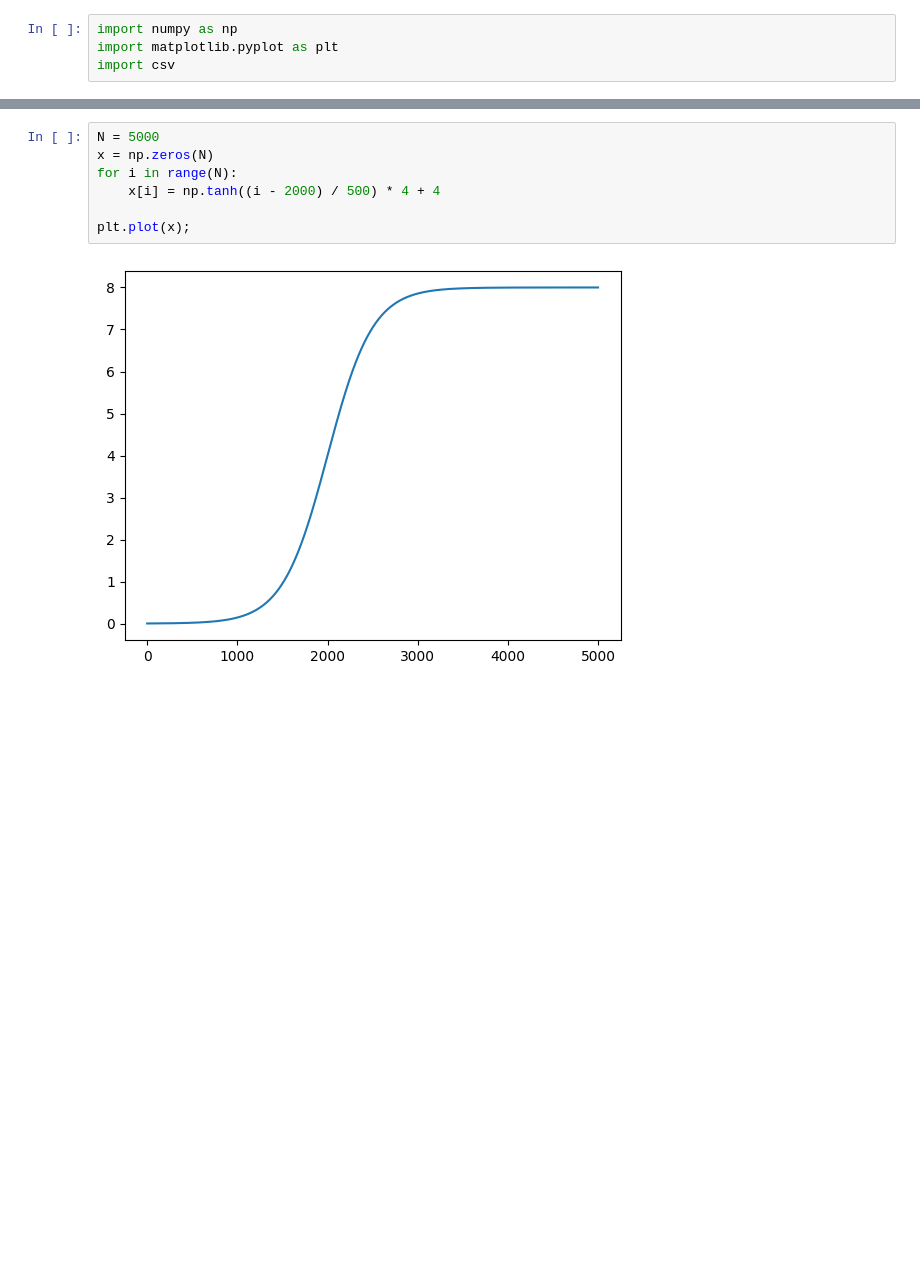
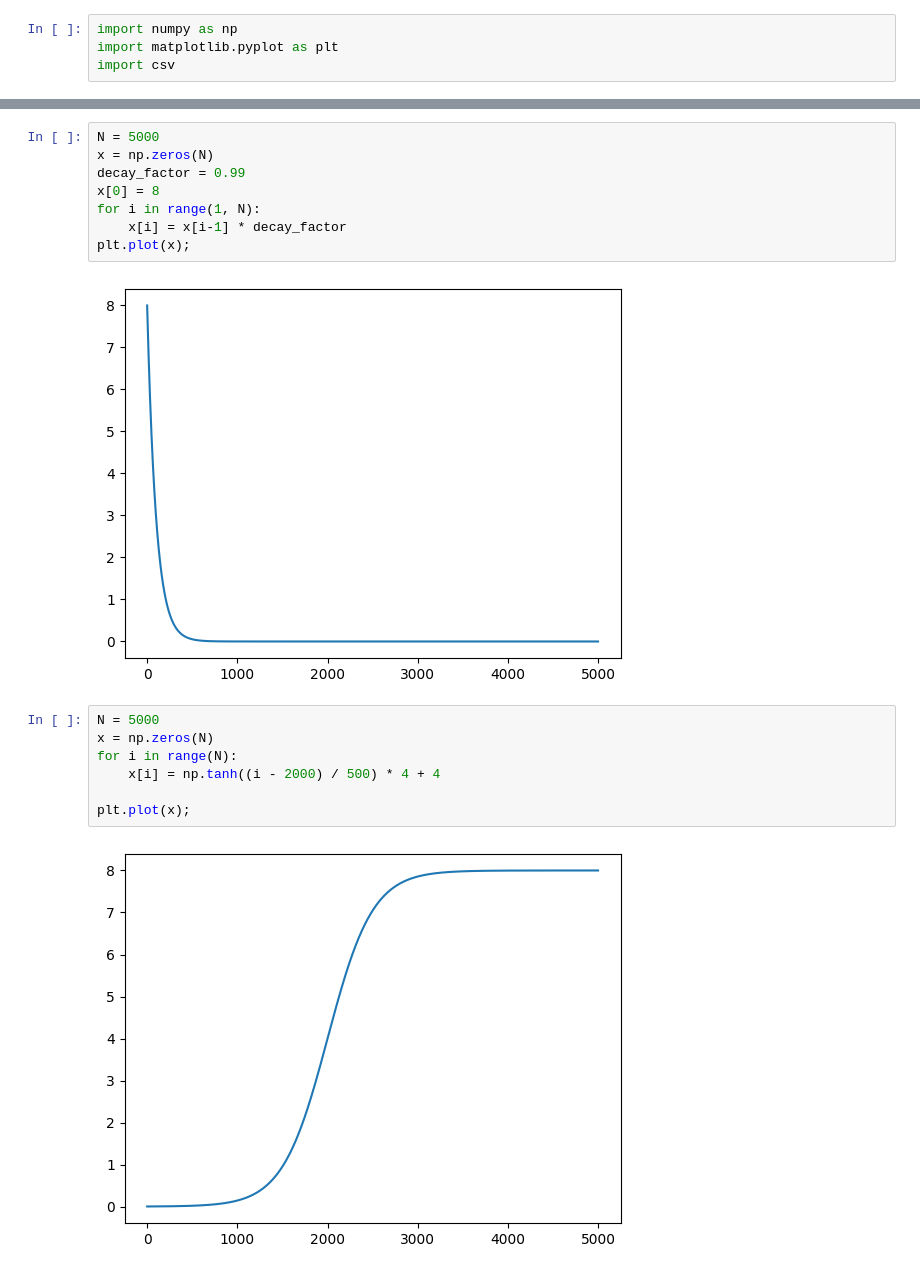
Before and after one commit to miretteamin/CSC_53433_EP-2024-2025, a Jupyter notebook: Statistics/statistics.ipynb, the cells around one changed output, grey strips where cells are left out. Saved outputs shown, nothing was run; the diff lists cells and outputs as text; blank space fills up the shorter version.

```diff
--- a/Statistics/statistics.ipynb
+++ b/Statistics/statistics.ipynb
@@ -48,3 +47,13 @@ axes[1,1].set_ylabel("Max Lifetime", fontsize=12);
+# %%
+N = 5000
+x = np.zeros(N)
+decay_factor = 0.99
+x[0] = 8
+for i in range(1, N):
+    x[i] = x[i-1] * decay_factor
+plt.plot(x);
+# %% [output]
+[figure, added]
 # %%
 N = 5000
 x = np.zeros(N)
```
Also changed, not shown: parts of 1 cell of this notebook, 12 other files.
